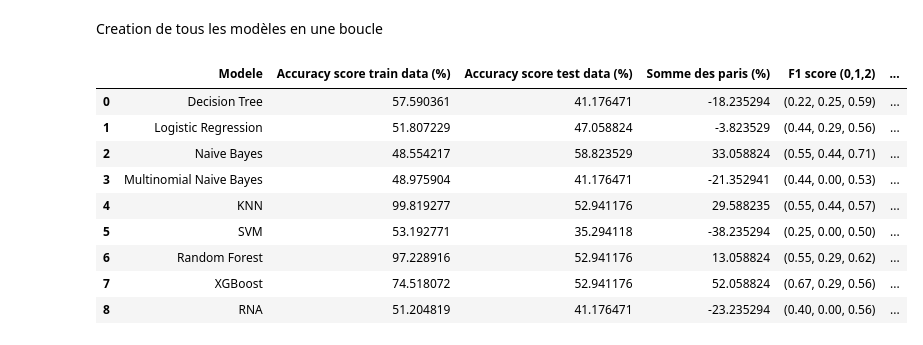
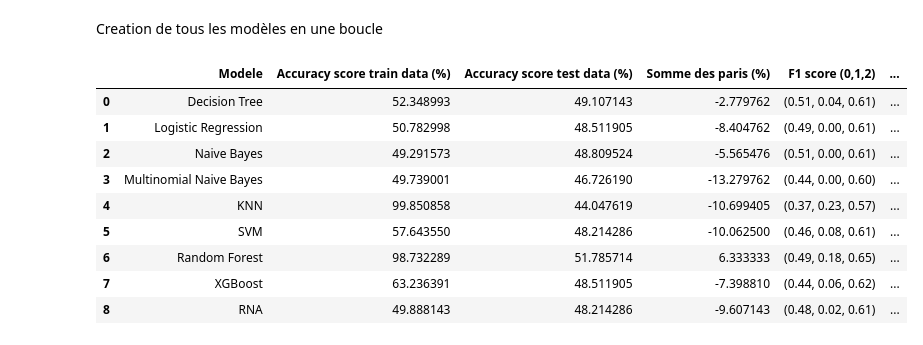
Before and after one commit to Jules101001/Football_pr-vision, a Jupyter notebook: previsionligue1 Avancé.ipynb, the cells around one changed output. Cells and saved outputs as stored; diff of their text form; code cells hidden in the pictures.

```diff
--- a/previsionligue1 Avancé.ipynb
+++ b/previsionligue1 Avancé.ipynb
@@ -804,6 +804,16 @@ histPlotAll(matchs_joue_dom_ext)
 On sépare les données pour créer les modèles
 # %%
 # On sépare les données en train et test
-X = matchs_joue_dom_ext[["Pts_dom","Pts5_dom","BM_dom","BM_ext","BE_dom","BE_ext","BM5_dom","BM5_ext","BE5_dom","BE5_ext","Pts_ext","Pts5_ext","code_dom","code_ext"]]
+X = matchs_joue_dom_ext[["Pts_dom","Pts5_dom","Pts_ext","Pts5_ext","code_dom","code_ext","BM_dom","BM_ext","BE_dom","BE_ext","BM5_dom","BM5_ext","BE5_dom","BE5_ext"]]
 y = matchs_joue_dom_ext[['resultat',"B365H","B365D","B365A"]]
 X_train, X_test, y_train, y_test = train_test_split(X, y, test_size=0.2)
+# %%
+# Perform feature selection using a variance threshold
+from sklearn.feature_selection import VarianceThreshold
+
+sel = VarianceThreshold(threshold=(0.2))
+sel.fit(X_train)
+
+print("Feature selection", sel.get_support())
+print("Selected features:", list(X.columns[sel.get_support()]))
+print("Removed features:", list(X.columns[~sel.get_support()]))
@@ -809,0 +848,15 @@ X_train, X_test, y_train, y_test = train_test_split(X, y, test_size=0.2)
+# %%
+# Feature selection using Recursive Feature Elimimation
+from sklearn.feature_selection import RFE
+
+# Create a model
+modelr = RandomForestClassifier()
+print(modelr)
+# Select the best 3 features according to RFE
+rfe = RFE(modelr,n_features_to_select = 8)
+rfe.fit(X_train, y_train["resultat"])
+
+print("Feature selection", rfe.support_)
+print("Feature ranking", rfe.ranking_)
+print("Selected features:", list(X.columns[rfe.support_]))
+print("Removed features:", list(X.columns[~rfe.support_]))
@@ -963,15 +1057,15 @@ resultat_mode_lr.head(10)
 # %% [markdown]
 Creation de tous les modèles en une boucle
 # %%
-mode_dt = DecisionTreeClassifier(max_depth=5)
-mode_lr = LogisticRegression(solver = 'liblinear', max_iter=1000, multi_class='ovr')
-mode_bayes = GaussianNB()
-mode_multi = MultinomialNB()
-mode_knn = KNeighborsClassifier(n_neighbors=5,weights='distance')
-mode_svm = svm.SVC(kernel= "rbf", C=1.0, probability=True,decision_function_shape='ovo',gamma='auto')
-mode_rf = RandomForestClassifier(n_estimators=400, max_depth=11,n_jobs=-1, min_samples_split=2,bootstrap=False)
-mode_xgb = GradientBoostingClassifier(loss = "deviance")
-mode_rna = MLPClassifier(solver='lbfgs', alpha=1e-5, hidden_layer_sizes=(5, 2), random_state=1, max_iter=1000)
+mode_dt = DecisionTreeClassifier(max_depth=4, criterion='entropy', splitter='best', min_samples_split=2, min_samples_leaf=5)
+mode_lr = LogisticRegression(solver='liblinear', max_iter=50, multi_class='ovr', C=0.1, penalty='l1')
+mode_bayes = GaussianNB(var_smoothing=1, priors=None)
+mode_multi = MultinomialNB(alpha=0, class_prior=None, fit_prior=True, force_alpha=True)
+mode_knn = KNeighborsClassifier(n_neighbors=9, weights='distance', algorithm='auto', leaf_size=3, p=1, metric='minkowski')
+mode_svm = svm.SVC(kernel= "rbf", C=1.0, probability=True,decision_function_shape='ovo',gamma='scale')
+mode_rf = RandomForestClassifier(n_estimators=900, max_depth=11,n_jobs=1, min_samples_split=2,bootstrap=False,max_features="sqrt",criterion="gini")
+mode_xgb =  GradientBoostingClassifier(loss="log_loss", max_depth=5, n_estimators=100, learning_rate=0.01, max_features="sqrt", min_samples_split=4, min_samples_leaf=3)
+mode_rna = MLPClassifier(solver='sgd',alpha = 1, activation = 'identity', learning_rate = 'constant', nesterovs_momentum = False, shuffle = True, max_iter = 200, hidden_layer_sizes = (15,10))
 modes = [mode_dt, mode_lr, mode_bayes, mode_multi, mode_knn, mode_svm, mode_rf, mode_xgb, mode_rna]
 modes_names = ["Decision Tree", "Logistic Regression", "Naive Bayes", "Multinomial Naive Bayes", "KNN", "SVM", "Random Forest", "XGBoost", "RNA"]
 accuracy_score_test_data = []
@@ -985,42 +1079,42 @@ recall_score_data = []
 precision_score_data = []
 somme_bets = []
 for mode in modes:
     mode.fit(X_train, y_train["resultat"])
     # Check the model performance with the training data
     predictions_train_data.append(mode.predict(X_train))
     accuracy_score_train_data.append (100*accuracy_score(y_train["resultat"], predictions_train_data[-1]))
     # Check the model performance with the test data
     predictions_test_data.append(mode.predict(X_test))
     accuracy_score_test_data.append(100*accuracy_score(y_test["resultat"], predictions_test_data[-1]))
     confusion_matrix_data.append(confusion_matrix(y_test["resultat"], predictions_test_data[-1]))
     classification_report_data.append(classification_report(y_test["resultat"], predictions_test_data[-1]))
     F1_score_data.append((classification_report_data[-1][94:98],classification_report_data[-1][148:152],classification_report_data[-1][202:206]))
     recall_score_data.append((classification_report_data[-1][84:88],classification_report_data[-1][138:142],classification_report_data[-1][192:196]))
     precision_score_data.append((classification_report_data[-1][74:78],classification_report_data[-1][128:132],classification_report_data[-1][182:186]))
     somme_bet = 0
     for i in range(len(y_test)):
         if y_test.iloc[i,0] == predictions_test_data[-1][i]:
             if y_test.iloc[i,0] == 2:
                 somme_bet += y_test.iloc[i,1]
             elif y_test.iloc[i,0] == 1:
                 somme_bet += y_test.iloc[i,2]
             elif y_test.iloc[i,0] == 0:
                 somme_bet += y_test.iloc[i,3]
     somme_bet = ((somme_bet-len(y_test))/len(y_test))*100
     somme_bets.append(somme_bet)
 df = pd.DataFrame(zip(modes_names,accuracy_score_train_data, accuracy_score_test_data, somme_bets,F1_score_data,recall_score_data,precision_score_data), columns =['Modele', 'Accuracy score train data (%)', 'Accuracy score test data (%)', 'Somme des paris (%)', 'F1 score (0,1,2)', 'Recall score (0,1,2)', 'Precision score (0,1,2)'])
 df
 # %% [output]
 |  | Modele | Accuracy score train data (%) | Accuracy score test data (%) | Somme des paris (%) | F1 score (0,1,2) | ... |
-| 0 | Decision Tree | 57.590361 | 41.176471 | -18.235294 | (0.22, 0.25, 0.59) | ... |
-| 1 | Logistic Regression | 51.807229 | 47.058824 | -3.823529 | (0.44, 0.29, 0.56) | ... |
-| 2 | Naive Bayes | 48.554217 | 58.823529 | 33.058824 | (0.55, 0.44, 0.71) | ... |
-| 3 | Multinomial Naive Bayes | 48.975904 | 41.176471 | -21.352941 | (0.44, 0.00, 0.53) | ... |
-| 4 | KNN | 99.819277 | 52.941176 | 29.588235 | (0.55, 0.44, 0.57) | ... |
-| 5 | SVM | 53.192771 | 35.294118 | -38.235294 | (0.25, 0.00, 0.50) | ... |
-| 6 | Random Forest | 97.228916 | 52.941176 | 13.058824 | (0.55, 0.29, 0.62) | ... |
-| 7 | XGBoost | 74.518072 | 52.941176 | 52.058824 | (0.67, 0.29, 0.56) | ... |
-| 8 | RNA | 51.204819 | 41.176471 | -23.235294 | (0.40, 0.00, 0.56) | ... |
+| 0 | Decision Tree | 52.348993 | 49.107143 | -2.779762 | (0.51, 0.04, 0.61) | ... |
+| 1 | Logistic Regression | 50.782998 | 48.511905 | -8.404762 | (0.49, 0.00, 0.61) | ... |
+| 2 | Naive Bayes | 49.291573 | 48.809524 | -5.565476 | (0.51, 0.00, 0.61) | ... |
+| 3 | Multinomial Naive Bayes | 49.739001 | 46.726190 | -13.279762 | (0.44, 0.00, 0.60) | ... |
+| 4 | KNN | 99.850858 | 44.047619 | -10.699405 | (0.37, 0.23, 0.57) | ... |
+| 5 | SVM | 57.643550 | 48.214286 | -10.062500 | (0.46, 0.08, 0.61) | ... |
+| 6 | Random Forest | 98.732289 | 51.785714 | 6.333333 | (0.49, 0.18, 0.65) | ... |
+| 7 | XGBoost | 63.236391 | 48.511905 | -7.398810 | (0.44, 0.06, 0.62) | ... |
+| 8 | RNA | 49.888143 | 48.214286 | -9.607143 | (0.48, 0.02, 0.61) | ... |
 # %%
 matchs_a_joue_dom_ext["resultat"] = mode_rf.predict(matchs_a_joue_dom_ext[['Pts_dom','Pts5_dom','BM_dom','BM_ext','BE_dom','BE_ext','BM5_dom','BM5_ext','BE5_dom','BE5_ext','Pts_ext','Pts5_ext','code_dom','code_ext']])
 resultat_mode_rf = matchs_a_joue_dom_ext[['Domicile',"Extérieur","resultat"]]
```
Also changed, not shown: parts of 20 cells of this notebook.
